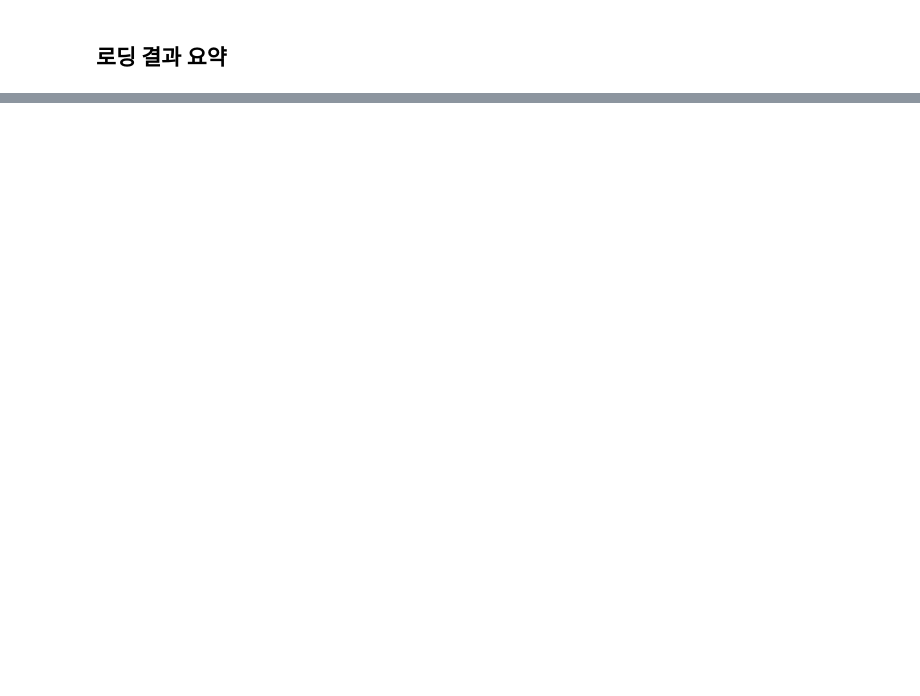
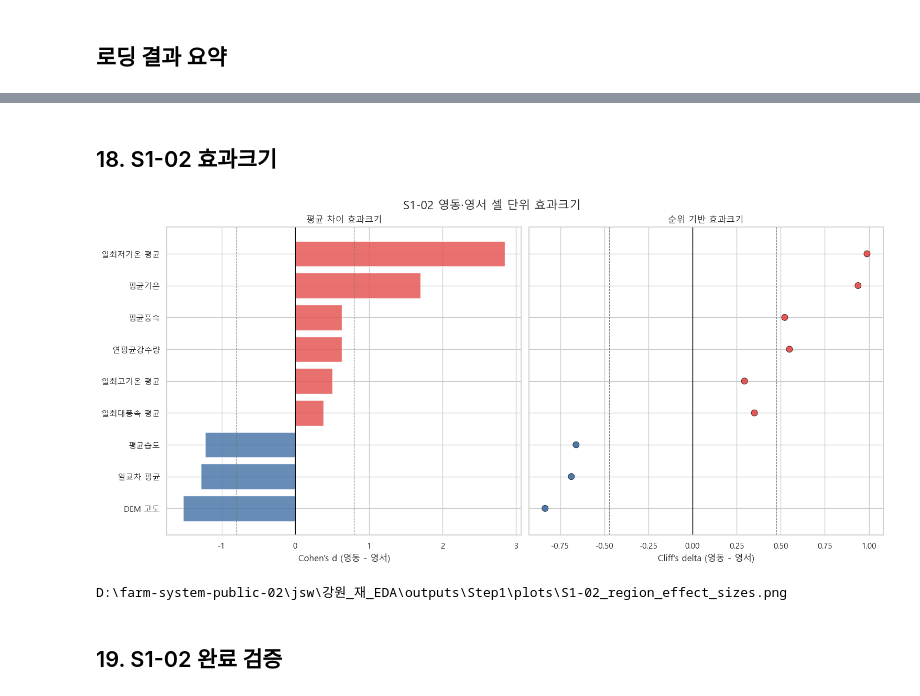
Before and after one commit to Max-JI64/farm-system-public-02, a Jupyter notebook: jsw/강원_재_EDA/Step1_강원도_기후지형및캐나다지수_기본분석.ipynb, the cells around one changed output, grey strips where cells are left out. Cells and saved outputs as stored; diff of their text form; code cells hidden in the pictures; blank space fills up the shorter version.

```diff
--- a/jsw/강원_재_EDA/Step1_강원도_기후지형및캐나다지수_기본분석.ipynb
+++ b/jsw/강원_재_EDA/Step1_강원도_기후지형및캐나다지수_기본분석.ipynb
@@ -108,0 +936,45 @@ display(frame_inventory(loaded_frames))
+# %% [markdown]
+## 18. S1-02 효과크기
+# %%
+effect_plot = region_tests.sort_values("Cohen_d_영동_minus_영서").copy()
+y_positions = np.arange(len(effect_plot))
+fig, axes = plt.subplots(1, 2, figsize=(15, 7), sharey=True, constrained_layout=True)
+
+cohen_values = effect_plot["Cohen_d_영동_minus_영서"]
+axes[0].barh(
+    y_positions,
+    cohen_values,
+    color=np.where(cohen_values >= 0, REGION_PALETTE["영동"], REGION_PALETTE["영서"]),
+    alpha=0.85,
+)
+axes[0].axvline(0, color="black", linewidth=1)
+axes[0].axvline(-0.8, color="#777777", linestyle="--", linewidth=0.8)
+axes[0].axvline(0.8, color="#777777", linestyle="--", linewidth=0.8)
+axes[0].set_yticks(y_positions, effect_plot["표시명"])
+axes[0].set_xlabel("Cohen's d (영동 - 영서)")
+axes[0].set_title("평균 차이 효과크기")
+
+cliff_values = effect_plot["Cliff_delta_영동_minus_영서"]
+axes[1].scatter(
+    cliff_values,
+    y_positions,
+    c=np.where(cliff_values >= 0, REGION_PALETTE["영동"], REGION_PALETTE["영서"]),
+    s=75,
+    edgecolor="black",
+    linewidth=0.5,
+)
+axes[1].axvline(0, color="black", linewidth=1)
+axes[1].axvline(-0.474, color="#777777", linestyle="--", linewidth=0.8)
+axes[1].axvline(0.474, color="#777777", linestyle="--", linewidth=0.8)
+axes[1].set_xlabel("Cliff's delta (영동 - 영서)")
+axes[1].set_title("순위 기반 효과크기")
+fig.suptitle("S1-02 영동·영서 셀 단위 효과크기", fontsize=16)
+s102_effect_path = PLOT_DIR / "S1-02_region_effect_sizes.png"
+fig.savefig(s102_effect_path, dpi=180, bbox_inches="tight")
+plt.show()
+print(s102_effect_path)
+# %% [output]
+[figure, added]
+D:\farm-system-public-02\jsw\강원_재_EDA\outputs\Step1\plots\S1-02_region_effect_sizes.png
+# %% [markdown]
+## 19. S1-02 완료 검증
```
Also changed, not shown: parts of 35 cells of this notebook, 11 other files.
